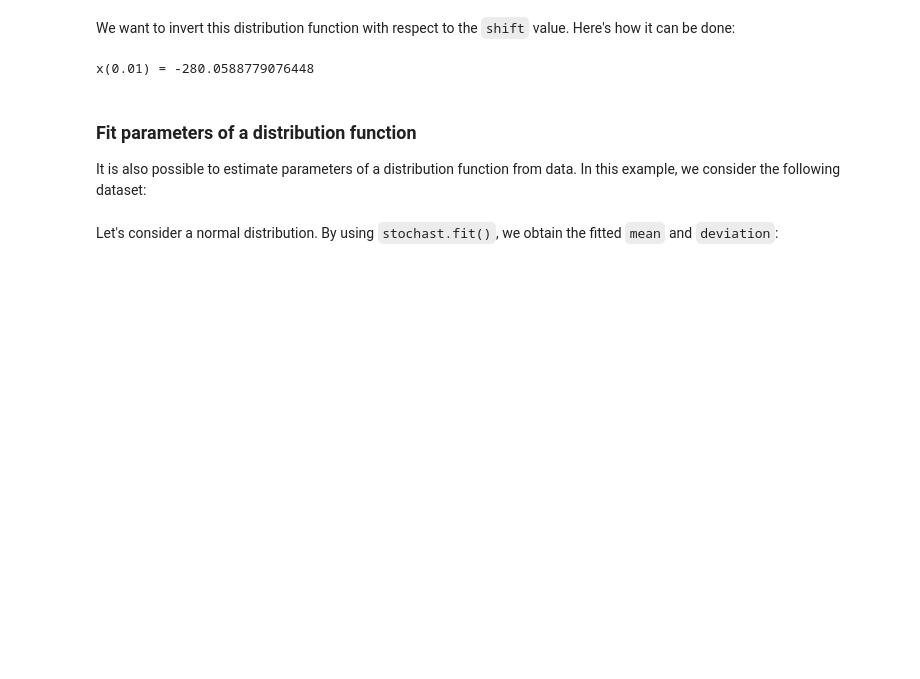
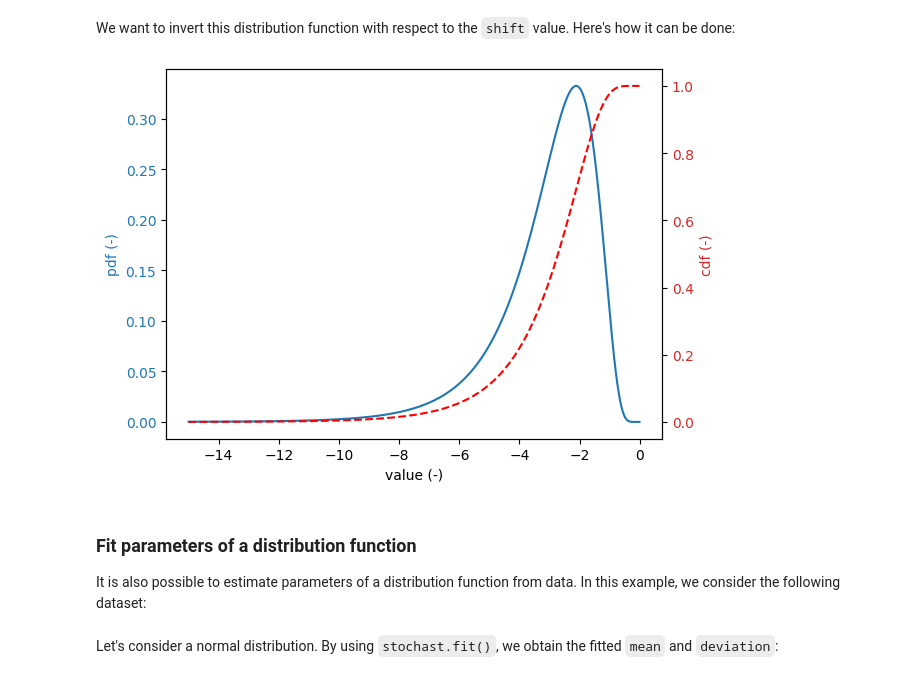
Before and after one commit to Deltares/ProbabilisticLibrary, a Jupyter notebook: sources/Deltares.Probabilistic.PWrapper.Notebooks/operations_on_distribution_functions.ipynb, the cells around one changed output. Cells and saved outputs as stored; diff of their text form; code cells hidden in the pictures; blank space fills up the shorter version.

```diff
--- a/sources/Deltares.Probabilistic.PWrapper.Notebooks/operations_on_distribution_functions.ipynb
+++ b/sources/Deltares.Probabilistic.PWrapper.Notebooks/operations_on_distribution_functions.ipynb
@@ -170,10 +170,10 @@ We want to invert this distribution function with respect to the `shift` value.
 # %%
 stochast.inverted = True
 
-p = 0.01
-print(f"x({p}) = {stochast.get_quantile(p)}")
+val_grid = np.arange(stochast.shift-15.0, stochast.shift, 0.01)
+plot_dist(val_grid, stochast)
 # %% [output]
-x(0.01) = -280.0588779076448
+[figure, added]
 # %% [markdown]
 ### Fit parameters of a distribution function
 It is also possible to estimate parameters of a distribution function from data. In this example, we consider the following dataset:
```
Also changed, not shown: parts of 2 cells of this notebook.
